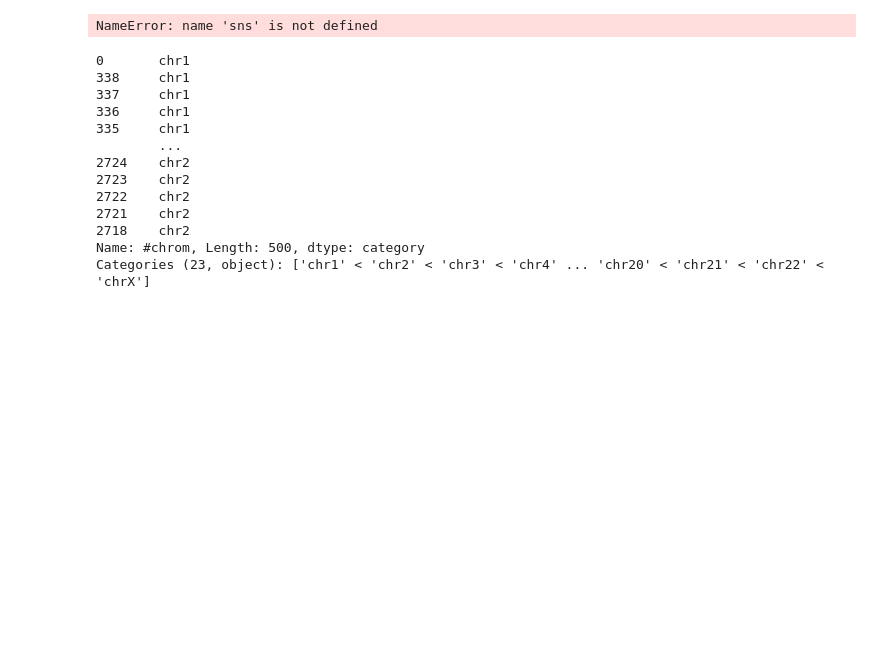
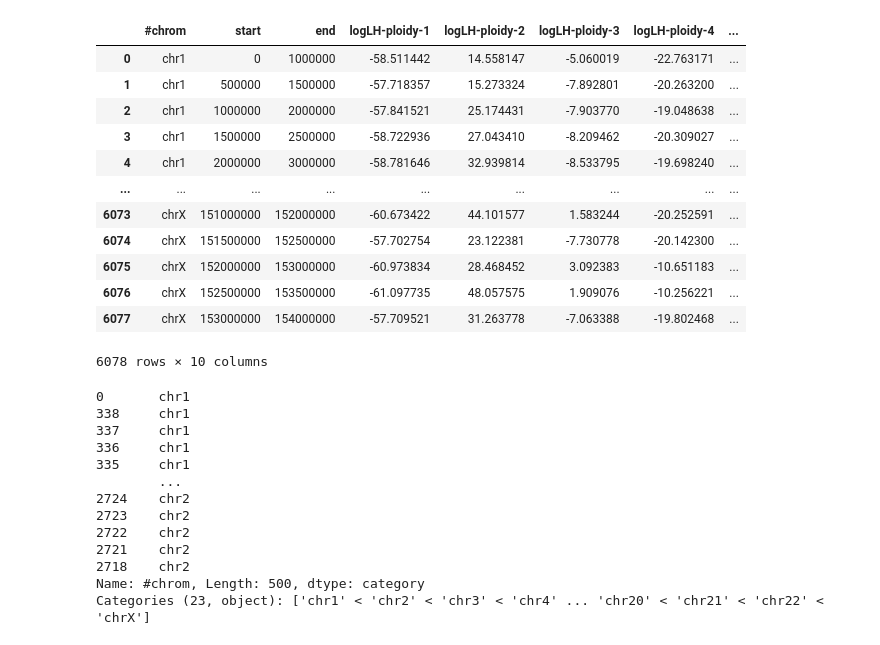
Before and after one commit to friendsofstrandseq/mosaicatcher-pipeline, a Jupyter notebook: afac/ploidy_plots.py.ipynb, the cells around one changed output. Drawn from its saved outputs; the diff is of its cells as text; code cells hidden in the pictures; blank space fills up the shorter version.

```diff
--- a/afac/ploidy_plots.py.ipynb
+++ b/afac/ploidy_plots.py.ipynb
@@ -3,21 +3,33 @@ import pandas as pd
 # %%
 df = pd.read_csv("/g/korbel2/weber/workspace/mosaicatcher-update/.tests/output_T2T/ploidy/RPE-BM510/ploidy_detailled.txt", sep="\t")
 df = df.loc[df["#chrom"] != "genome"]
 chroms = ["chr" + str(c) for c in list(range(1,23))] + ["chrX"]
 df["#chrom"] = pd.Categorical(df["#chrom"], categories=chroms, ordered=True)
 df = df.sort_values(by=["#chrom", "start"])
 df
 
-df = df.loc[df["#chrom"] == "chr21"]
+# df = df.loc[df["#chrom"] == "chr21"]
+# %% [output]
+|  | #chrom | start | end | logLH-ploidy-1 | logLH-ploidy-2 | logLH-ploidy-3 | logLH-ploidy-4 | ... |
+| 0 | chr1 | 0 | 1000000 | -58.511442 | 14.558147 | -5.060019 | -22.763171 | ... |
+| 1 | chr1 | 500000 | 1500000 | -57.718357 | 15.273324 | -7.892801 | -20.263200 | ... |
+| 2 | chr1 | 1000000 | 2000000 | -57.841521 | 25.174431 | -7.903770 | -19.048638 | ... |
+| 3 | chr1 | 1500000 | 2500000 | -58.722936 | 27.043410 | -8.209462 | -20.309027 | ... |
+| 4 | chr1 | 2000000 | 3000000 | -58.781646 | 32.939814 | -8.533795 | -19.698240 | ... |
+| ... | ... | ... | ... | ... | ... | ... | ... | ... |
+| 6073 | chrX | 151000000 | 152000000 | -60.673422 | 44.101577 | 1.583244 | -20.252591 | ... |
+| 6074 | chrX | 151500000 | 152500000 | -57.702754 | 23.122381 | -7.730778 | -20.142300 | ... |
+| 6075 | chrX | 152000000 | 153000000 | -60.973834 | 28.468452 | 3.092383 | -10.651183 | ... |
+| 6076 | chrX | 152500000 | 153500000 | -61.097735 | 48.057575 | 1.909076 | -10.256221 | ... |
+| 6077 | chrX | 153000000 | 154000000 | -57.709521 | 31.263778 | -7.063388 | -19.802468 | ... |
+6078 rows × 10 columns
 # %%
 import numpy as np
 import matplotlib.pyplot as plt
 from matplotlib.ticker import (AutoMinorLocator, MultipleLocator)
 plt.rcParams["axes.edgecolor"] = "black"
 plt.rcParams["axes.linewidth"] = 2.50
-sns.set_theme(style="whitegrid")
+# sns.set_theme(style="whitegrid")
-# %% [output]
-NameError: name 'sns' is not defined
 # %%
 df["#chrom"][:500]
 # %% [output]
```
Also changed, not shown: parts of 1 cell of this notebook, 12 other files.
